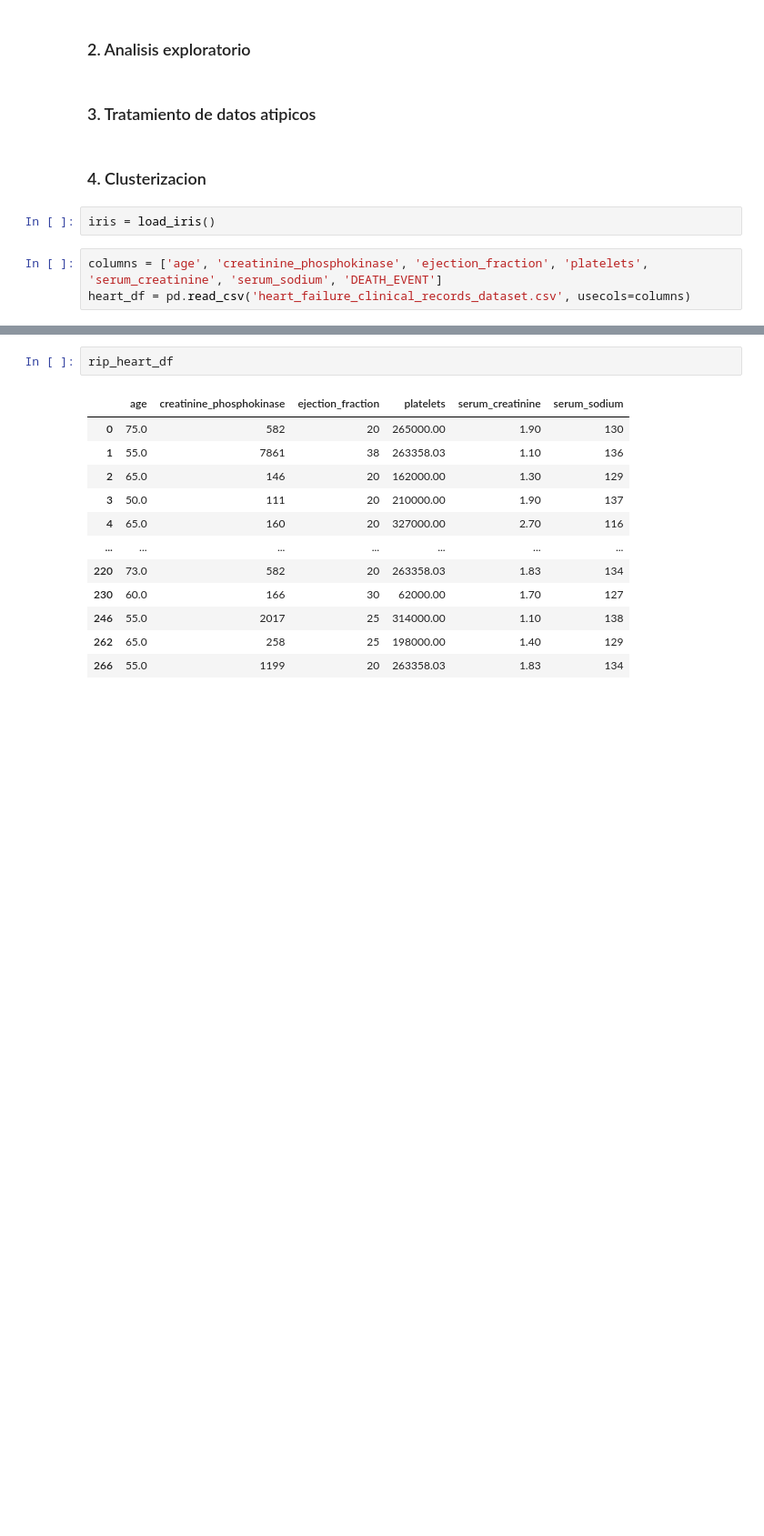
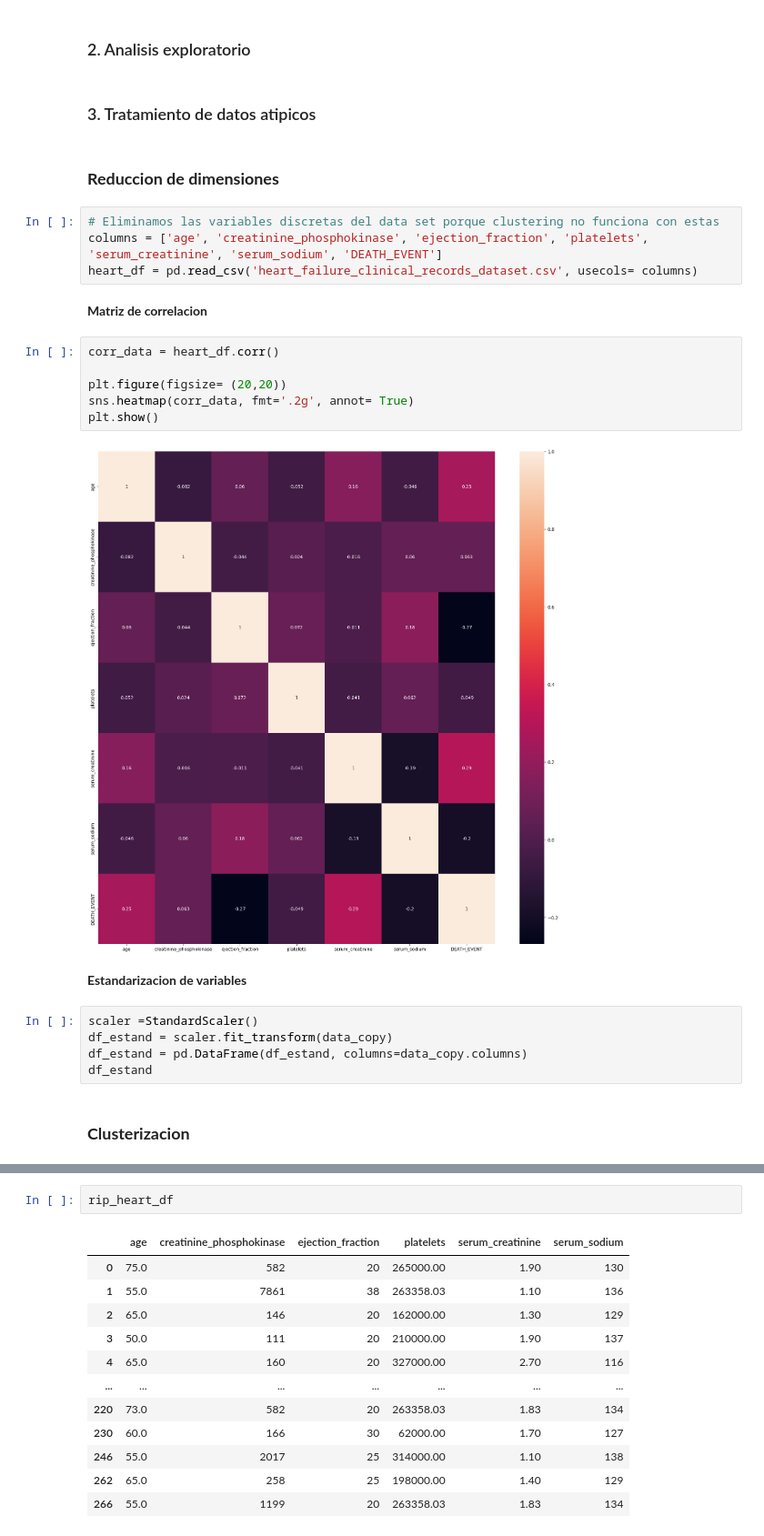
Before and after one commit to 2jcortesj2/Estadistica1, a Jupyter notebook: TrabajoFinal.ipynb, the cells around one changed output, grey strips where cells are left out. Shown: that part at 91% size. Cells and saved outputs as stored; diff of their text form; blank space fills up the shorter version.

```diff
--- a/TrabajoFinal.ipynb
+++ b/TrabajoFinal.ipynb
@@ -18,10 +17,28 @@ from sklearn.preprocessing import scale, MinMaxScaler
 ### 2. Analisis exploratorio
 # %% [markdown]
 ### 3. Tratamiento de datos atipicos
+# %% [markdown]
+### **Reduccion de dimensiones**
+# %%
+# Eliminamos las variables discretas del data set porque clustering no funciona con estas
+columns = ['age', 'creatinine_phosphokinase', 'ejection_fraction', 'platelets', 'serum_creatinine', 'serum_sodium', 'DEATH_EVENT']
+heart_df = pd.read_csv('heart_failure_clinical_records_dataset.csv', usecols= columns)
+# %% [markdown]
+**Matriz de correlacion**
+# %%
+corr_data = heart_df.corr()
+
+plt.figure(figsize= (20,20))
+sns.heatmap(corr_data, fmt='.2g', annot= True)
+plt.show()
+# %% [output]
+[figure, added]
+# %% [markdown]
+**Estandarizacion de variables**
+# %%
+scaler =StandardScaler()
+df_estand = scaler.fit_transform(data_copy)
+df_estand = pd.DataFrame(df_estand, columns=data_copy.columns)
+df_estand
 # %% [markdown]
-### 4. Clusterizacion
+### **Clusterizacion**
-# %%
-iris = load_iris()
-# %%
-columns = ['age', 'creatinine_phosphokinase', 'ejection_fraction', 'platelets', 'serum_creatinine', 'serum_sodium', 'DEATH_EVENT']
-heart_df = pd.read_csv('heart_failure_clinical_records_dataset.csv', usecols=columns)
```
Also changed, not shown: parts of 8 cells of this notebook, 1 other file.
